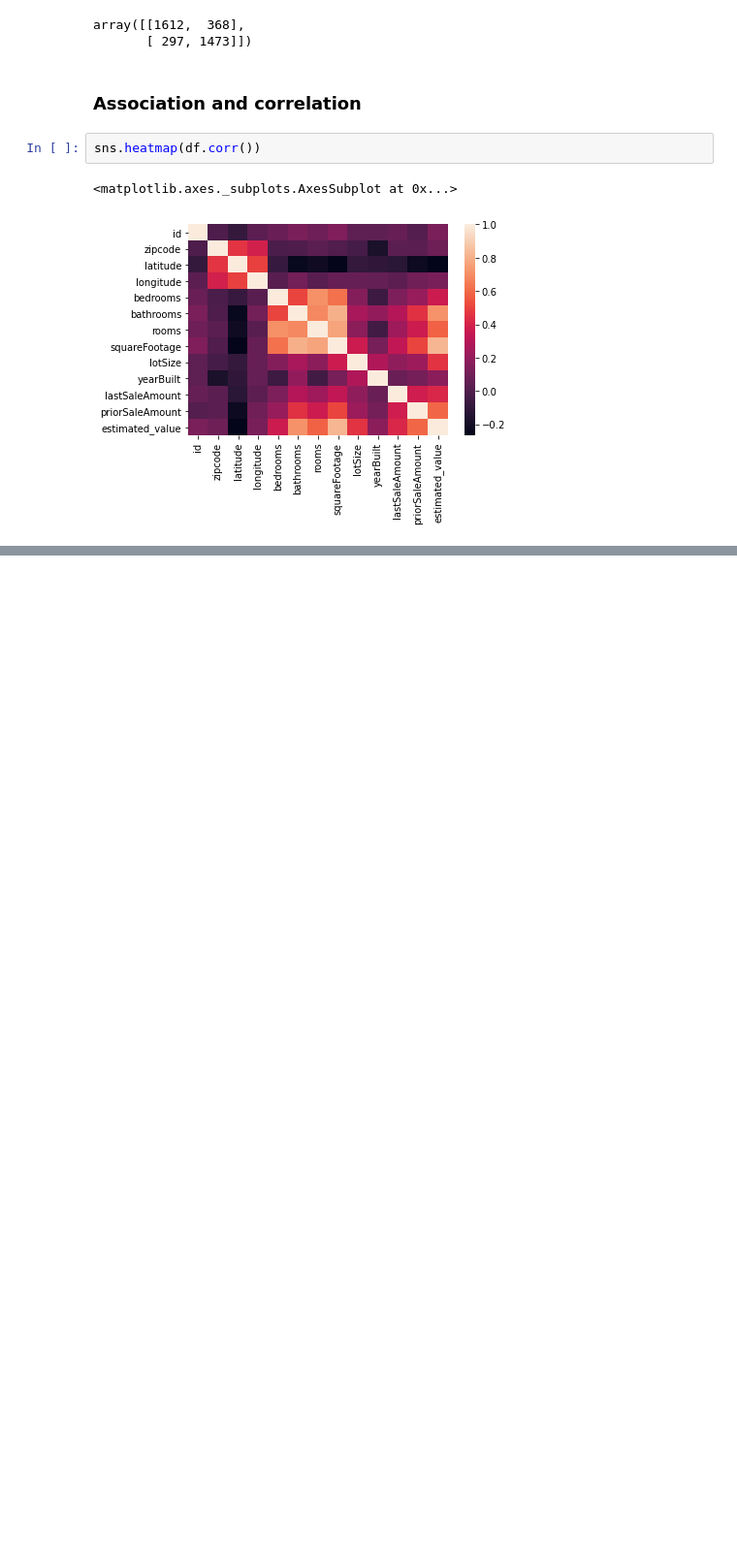
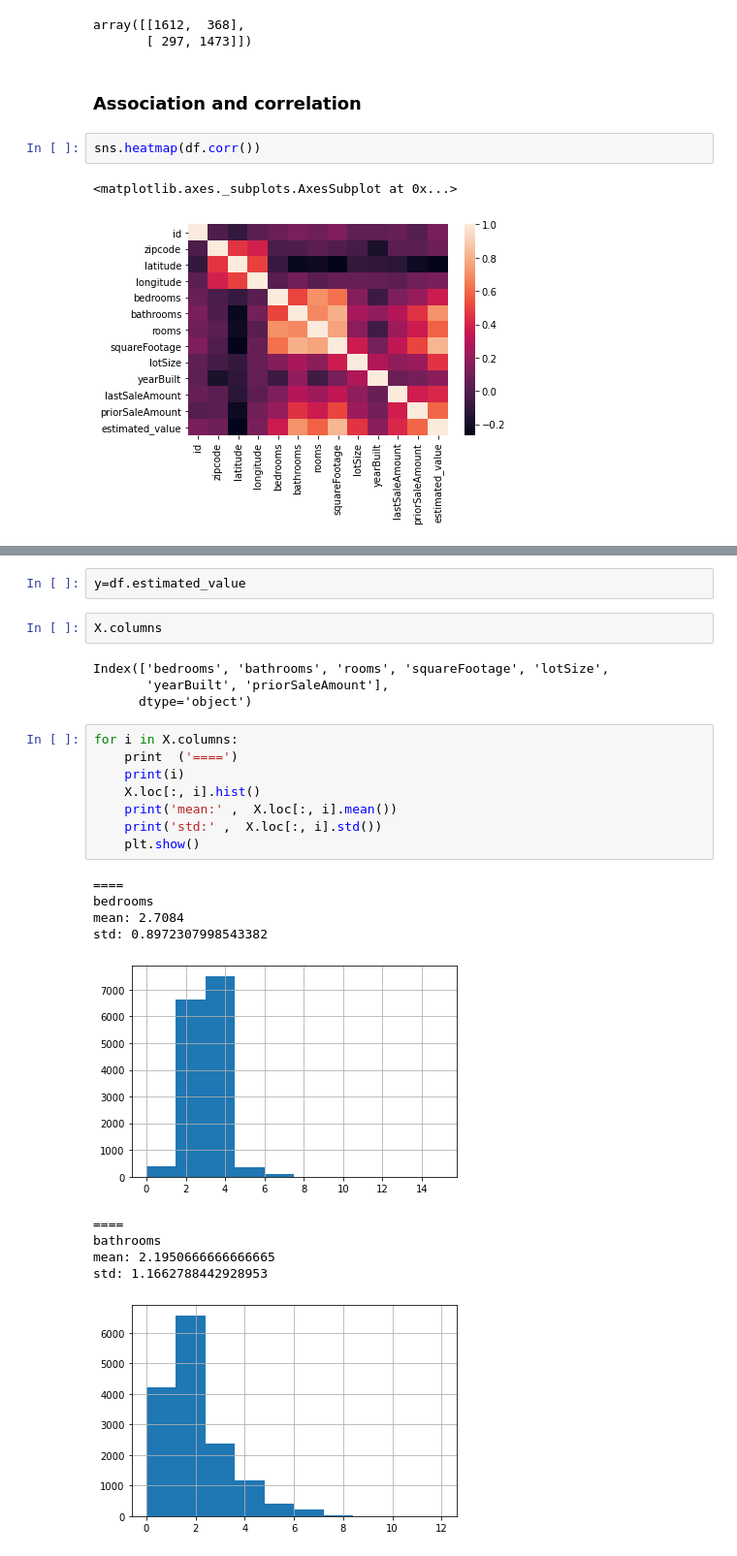
Before and after one commit to alwinruby/pirple_data_mining, a Jupyter notebook: DataMiningFundementals/datamining.ipynb, the cells around one changed output, grey strips where cells are left out. Shown: that part at 97% size. Cells and saved outputs as stored; diff of their text form; blank space fills up the shorter version.

Commit message:
Covarience Histogram

```diff
--- a/DataMiningFundementals/datamining.ipynb
+++ b/DataMiningFundementals/datamining.ipynb
@@ -398,0 +430,27 @@ df.cov()
+# %%
+y=df.estimated_value
+# %%
+X.columns
+# %% [output]
+Index(['bedrooms', 'bathrooms', 'rooms', 'squareFootage', 'lotSize',
+       'yearBuilt', 'priorSaleAmount'],
+      dtype='object')
+# %%
+for i in X.columns:
+    print  ('====')
+    print(i)
+    X.loc[:, i].hist()
+    print('mean:' ,  X.loc[:, i].mean())
+    print('std:' ,  X.loc[:, i].std())
+    plt.show()
+# %% [output]
+====
+bedrooms
+mean: 2.7084
+std: 0.8972307998543382
+[figure, added]
+====
+bathrooms
+mean: 2.1950666666666665
+std: 1.1662788442928953
+[figure, added]
```
Also changed, not shown: parts of 2 cells of this notebook.
